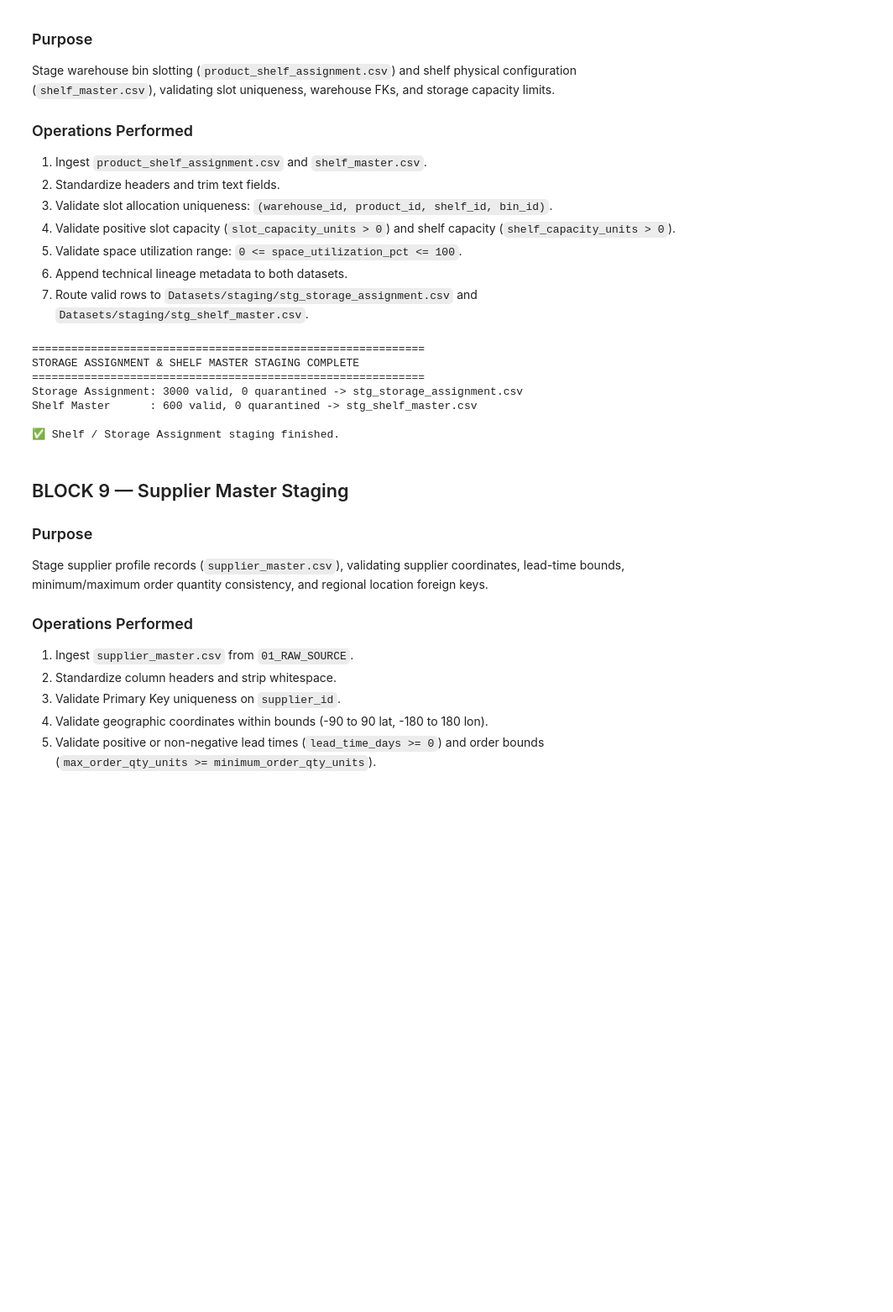
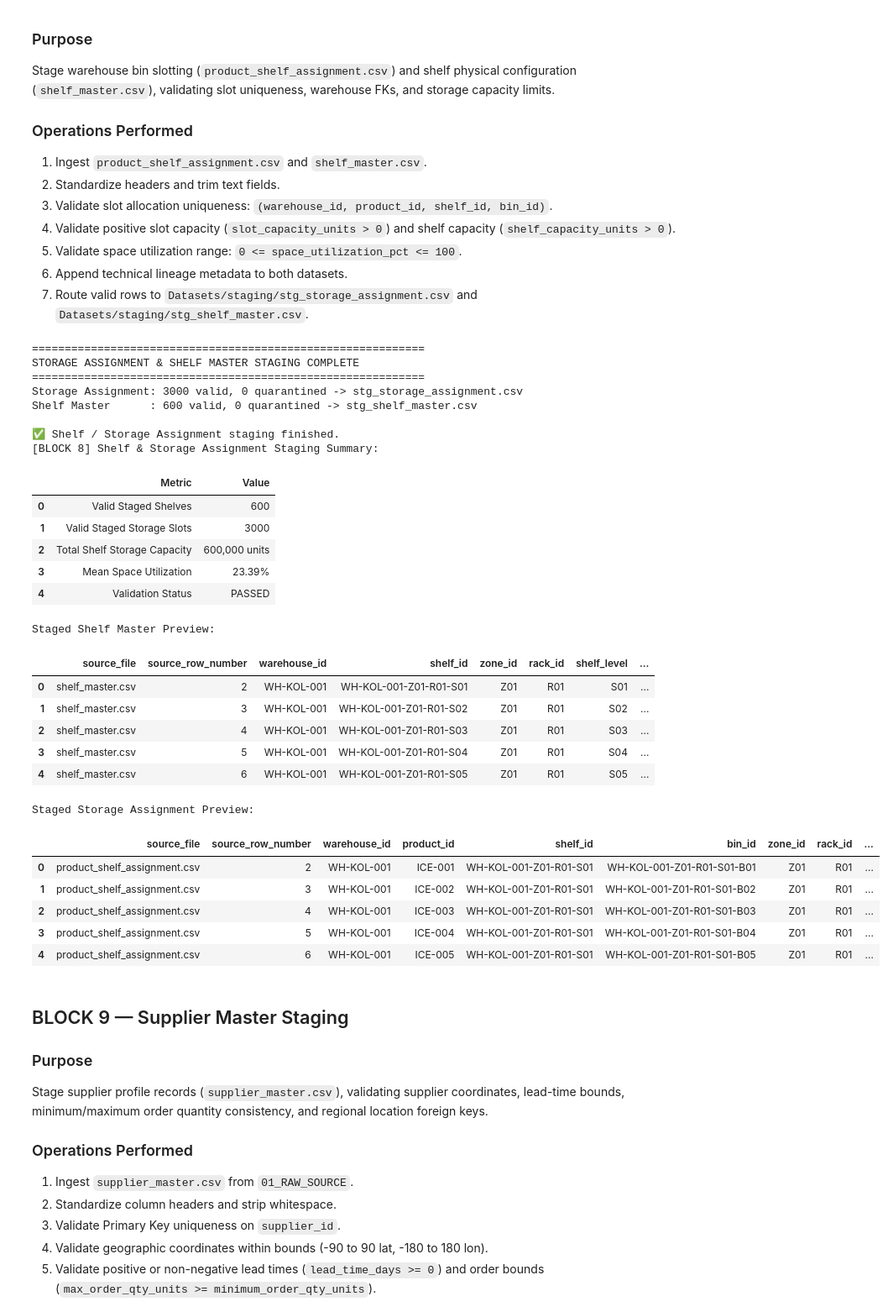
Before and after one commit to mondalsahil302-ui/ai-multi-agent-supply-chain, a Jupyter notebook: 01_data_staging_pipeline.ipynb, the cells around one changed output. Shown at 84% size. Saved outputs shown, nothing was run; the diff lists cells and outputs as text; code cells hidden in the pictures; blank space fills up the shorter version.

Commit message:
feat(notebooks): Add interactive table outputs and rich domain markdown descriptions across all blocks in 01_data_staging_pipeline

```diff
--- a/01_data_staging_pipeline.ipynb
+++ b/01_data_staging_pipeline.ipynb
@@ -2659,33 +2799,68 @@ if SHF_RAW.exists():
         val_err_shf.loc[~util.isna() & ~util.between(0, 100)] += "UTILIZATION_OUT_OF_RANGE;"
 
     fk_wh_shf = ~df_shf["warehouse_id"].isin(stg_wh_ids)
     val_err_shf.loc[fk_wh_shf] += "WAREHOUSE_FK_NOT_FOUND;"
 
     inv_mask_shf = val_err_shf.ne("")
     df_shf_valid = df_shf.loc[~inv_mask_shf].copy()
     df_shf_invalid = df_shf.loc[inv_mask_shf].copy()
 
     if not df_shf_invalid.empty:
         df_shf_invalid["validation_error"] = val_err_shf.loc[inv_mask_shf]
         df_shf_invalid.to_csv(SHELF_QUARANTINE, index=False)
 
     df_shf_valid.to_csv(SHELF_STAGING, index=False)
 
 print("\n" + "=" * 60)
 print("STORAGE ASSIGNMENT & SHELF MASTER STAGING COMPLETE")
 print("=" * 60)
 print(f"Storage Assignment: {len(df_psa_valid)} valid, {len(df_psa_invalid)} quarantined -> {STORAGE_STAGING.name}")
 if SHF_RAW.exists():
     print(f"Shelf Master      : {len(df_shf_valid)} valid, {len(df_shf_invalid)} quarantined -> {SHELF_STAGING.name}")
 print("\n✅ Shelf / Storage Assignment staging finished.")
+
+df_shelf_summary = pd.DataFrame([
+    {"Metric": "Valid Staged Shelves", "Value": str(len(df_shf_valid))},
+    {"Metric": "Valid Staged Storage Slots", "Value": str(len(df_psa_valid))},
+    {"Metric": "Total Shelf Storage Capacity", "Value": f"{pd.to_numeric(df_shf_valid['shelf_capacity_units'], errors='coerce').sum():,.0f} units"},
+    {"Metric": "Mean Space Utilization", "Value": f"{pd.to_numeric(df_shf_valid['space_utilization_pct'], errors='coerce').mean():.2f}%"},
+    {"Metric": "Validation Status", "Value": "PASSED"}
+])
+print("[BLOCK 8] Shelf & Storage Assignment Staging Summary:")
+display(df_shelf_summary)
+print("\nStaged Shelf Master Preview:")
+display(df_shf_valid.head(5))
+print("\nStaged Storage Assignment Preview:")
+display(df_psa_valid.head(5))
 # %% [output]
 ============================================================
 STORAGE ASSIGNMENT & SHELF MASTER STAGING COMPLETE
 ============================================================
 Storage Assignment: 3000 valid, 0 quarantined -> stg_storage_assignment.csv
 Shelf Master      : 600 valid, 0 quarantined -> stg_shelf_master.csv
 
 ✅ Shelf / Storage Assignment staging finished.
+[BLOCK 8] Shelf & Storage Assignment Staging Summary:
+|  | Metric | Value |
+| 0 | Valid Staged Shelves | 600 |
+| 1 | Valid Staged Storage Slots | 3000 |
+| 2 | Total Shelf Storage Capacity | 600,000 units |
+| 3 | Mean Space Utilization | 23.39% |
+| 4 | Validation Status | PASSED |
+Staged Shelf Master Preview:
+|  | source_file | source_row_number | warehouse_id | shelf_id | zone_id | rack_id | shelf_level | ... |
+| 0 | shelf_master.csv | 2 | WH-KOL-001 | WH-KOL-001-Z01-R01-S01 | Z01 | R01 | S01 | ... |
+| 1 | shelf_master.csv | 3 | WH-KOL-001 | WH-KOL-001-Z01-R01-S02 | Z01 | R01 | S02 | ... |
+| 2 | shelf_master.csv | 4 | WH-KOL-001 | WH-KOL-001-Z01-R01-S03 | Z01 | R01 | S03 | ... |
+| 3 | shelf_master.csv | 5 | WH-KOL-001 | WH-KOL-001-Z01-R01-S04 | Z01 | R01 | S04 | ... |
+| 4 | shelf_master.csv | 6 | WH-KOL-001 | WH-KOL-001-Z01-R01-S05 | Z01 | R01 | S05 | ... |
+Staged Storage Assignment Preview:
+|  | source_file | source_row_number | warehouse_id | product_id | shelf_id | bin_id | zone_id | rack_id | ... |
+| 0 | product_shelf_assignment.csv | 2 | WH-KOL-001 | ICE-001 | WH-KOL-001-Z01-R01-S01 | WH-KOL-001-Z01-R01-S01-B01 | Z01 | R01 | ... |
+| 1 | product_shelf_assignment.csv | 3 | WH-KOL-001 | ICE-002 | WH-KOL-001-Z01-R01-S01 | WH-KOL-001-Z01-R01-S01-B02 | Z01 | R01 | ... |
+| 2 | product_shelf_assignment.csv | 4 | WH-KOL-001 | ICE-003 | WH-KOL-001-Z01-R01-S01 | WH-KOL-001-Z01-R01-S01-B03 | Z01 | R01 | ... |
+| 3 | product_shelf_assignment.csv | 5 | WH-KOL-001 | ICE-004 | WH-KOL-001-Z01-R01-S01 | WH-KOL-001-Z01-R01-S01-B04 | Z01 | R01 | ... |
+| 4 | product_shelf_assignment.csv | 6 | WH-KOL-001 | ICE-005 | WH-KOL-001-Z01-R01-S01 | WH-KOL-001-Z01-R01-S01-B05 | Z01 | R01 | ... |
 # %% [markdown]
 ## BLOCK 9 — Supplier Master Staging
 
```
Also changed, not shown: parts of 15 cells of this notebook, 13 other files.
